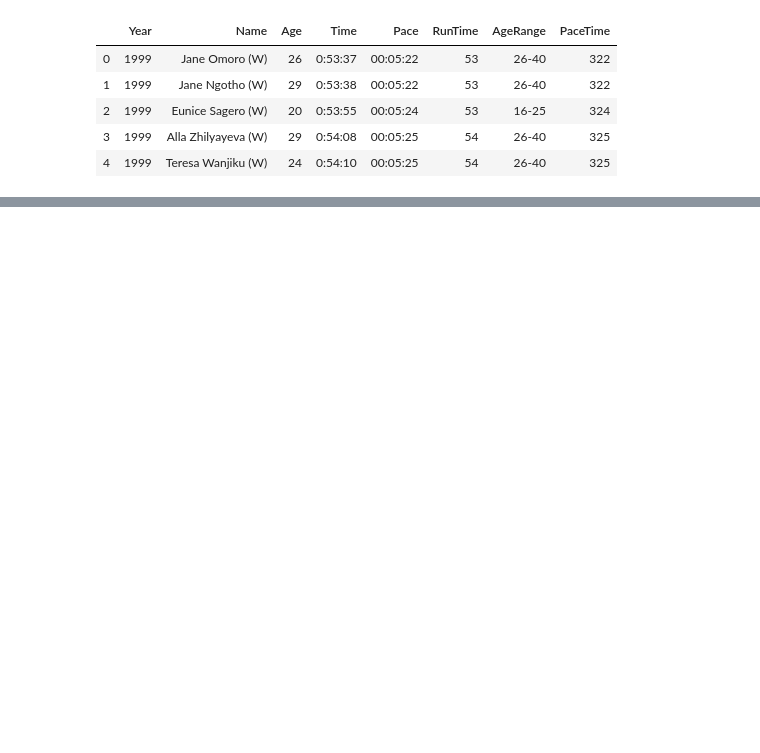
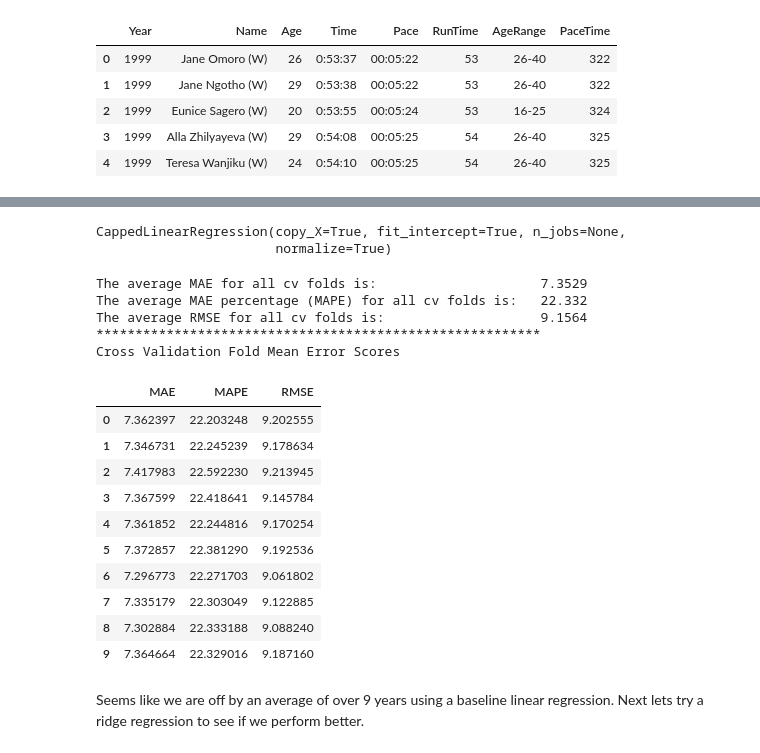
Before and after one commit to dhyanshah/MS7333_QTW, a Jupyter notebook: Case4/Python/CherryBlossomNotebook_Dhyan.ipynb, the cells around one changed output, grey strips where cells are left out. Cells and saved outputs as stored; diff of their text form; code cells hidden in the pictures; blank space fills up the shorter version.

```diff
--- a/Case4/Python/CherryBlossomNotebook_Dhyan.ipynb
+++ b/Case4/Python/CherryBlossomNotebook_Dhyan.ipynb
@@ -425,0 +452,4 @@ Text(0.5, 0, 'Age (years)')
+# %%
+#Divide data into test and training splits
+from sklearn.model_selection import ShuffleSplit
+cv = ShuffleSplit(n_splits=10, test_size=0.20, random_state=0)
@@ -425,0 +520,11 @@ Text(0.5, 0, 'Age (years)')
+# %%
+#Make new estimator compatible for use with GridSearchCV() and cross_validate()
+# -  Cap predict function for LinearRegression between 0 and 100
+# -  See: Roll your own estimator links above for details.
+from sklearn.base import BaseEstimator, RegressorMixin
+from sklearn.linear_model import LinearRegression
+
+class CappedLinearRegression(LinearRegression):
+
+    def predict(self, X):
+        return np.clip(super(CappedLinearRegression, self).predict(X), 0, 100)
@@ -425,0 +533,15 @@ Text(0.5, 0, 'Age (years)')
+# %%
+#Create a Linear Regression object and perform a grid search to find the best parameters
+linreg = CappedLinearRegression()
+parameters3 = {'normalize':(True,False), 'fit_intercept':(True,False)}
+
+#Create a grid search object using the
+from sklearn.model_selection import GridSearchCV
+regGridSearchbase = GridSearchCV(estimator=linreg
+                   , verbose=1 # low verbosity
+                   , param_grid=parameters3
+                   , cv=cv # KFolds = 10
+                   , scoring=mae_scorer)
+
+#Perform hyperparameter search to find the best combination of parameters for our data
+regGridSearchbase.fit(X, Y)
@@ -425,0 +562,31 @@ Text(0.5, 0, 'Age (years)')
+# %%
+#Print the parameterization of the best estimator
+regGridSearchbase.best_estimator_
+# %% [output]
+CappedLinearRegression(copy_X=True, fit_intercept=True, n_jobs=None,
+                       normalize=True)
+# %%
+#Create CappedLinearRegression predictions between 0 and 100% using the best parameters for our Linear Regression object
+regEstimatorbase = regGridSearchbase.best_estimator_
+
+#Evaluate the regression estimator above using our pre-defined cross validation and scoring metrics.
+EvaluateRegressionEstimator(regEstimatorbase, X, Y, cv)
+# %% [output]
+The average MAE for all cv folds is:                     7.3529
+The average MAE percentage (MAPE) for all cv folds is:   22.332
+The average RMSE for all cv folds is:                    9.1564
+*********************************************************
+Cross Validation Fold Mean Error Scores
+|  | MAE | MAPE | RMSE |
+| 0 | 7.362397 | 22.203248 | 9.202555 |
+| 1 | 7.346731 | 22.245239 | 9.178634 |
+| 2 | 7.417983 | 22.592230 | 9.213945 |
+| 3 | 7.367599 | 22.418641 | 9.145784 |
+| 4 | 7.361852 | 22.244816 | 9.170254 |
+| 5 | 7.372857 | 22.381290 | 9.192536 |
+| 6 | 7.296773 | 22.271703 | 9.061802 |
+| 7 | 7.335179 | 22.303049 | 9.122885 |
+| 8 | 7.302884 | 22.333188 | 9.088240 |
+| 9 | 7.364664 | 22.329016 | 9.187160 |
+# %% [markdown]
+Seems like we are off by an average of over 9 years using a baseline linear regression. Next lets try a ridge regression to see if we perform better.
```
Also changed, not shown: parts of 49 cells of this notebook.
